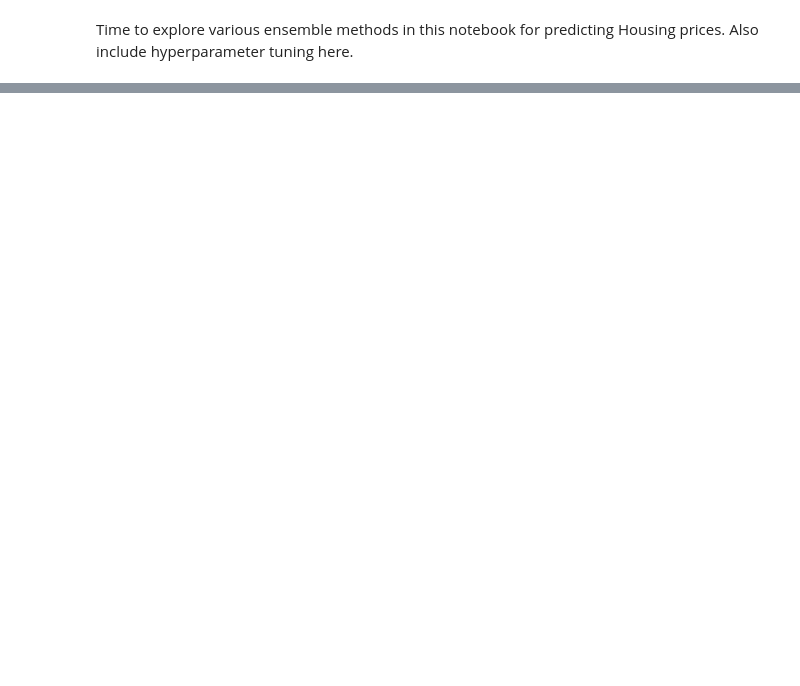
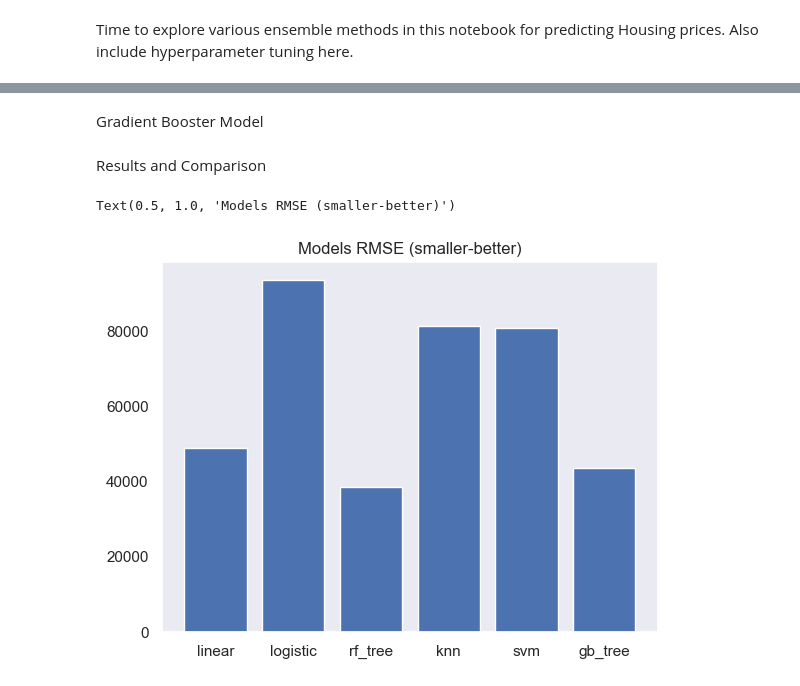
Before and after one commit to Maksym-Kryvenko/House_Prices, a Jupyter notebook: main.ipynb, the cells around one changed output, grey strips where cells are left out. Drawn from its saved outputs; the diff is of its cells as text; code cells hidden in the pictures; blank space fills up the shorter version.

Commit message:
Created models

```diff
--- a/main.ipynb
+++ b/main.ipynb
@@ -448,0 +489,3 @@ Time to explore various ensemble methods in this notebook for predicting Housing
+# %%
+all_score = dict()
+all_predict = dict()
@@ -448,0 +528,2 @@ Time to explore various ensemble methods in this notebook for predicting Housing
+# %% [markdown]
+Gradient Booster Model
@@ -448,0 +533,11 @@ Time to explore various ensemble methods in this notebook for predicting Housing
+# %% [markdown]
+Results and Comparison
+# %%
+df_scores = (pd.DataFrame(data=all_score, index=[0]).T.reset_index()).rename(columns={'index':'Model', 0:'Score'})
+df_predicts = pd.DataFrame(data=all_predict, index=np.arange(x_val.shape[0]))
+# %%
+plt.bar(height=-df_scores['Score'], x=df_scores['Model'])
+plt.title('Models RMSE (smaller-better)')
+# %% [output]
+Text(0.5, 1.0, 'Models RMSE (smaller-better)')
+[figure, added]
```
Also changed, not shown: parts of 25 cells of this notebook.
